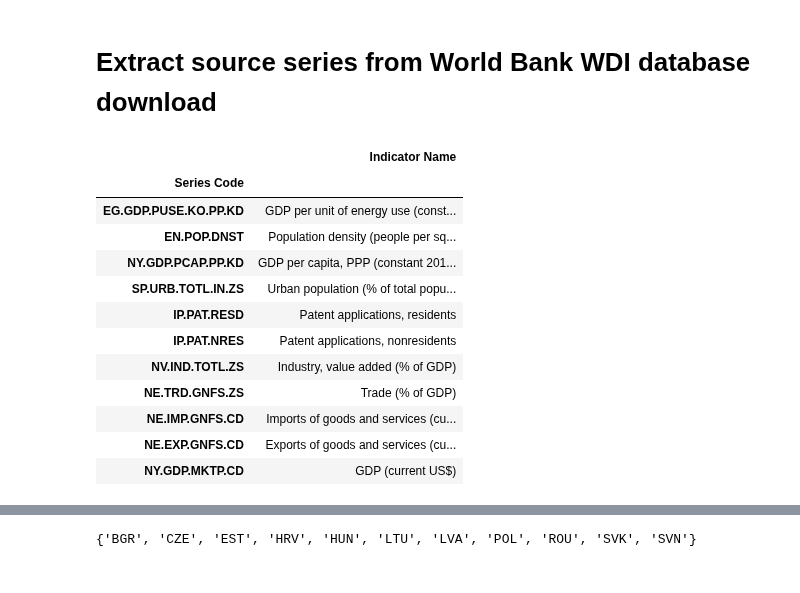
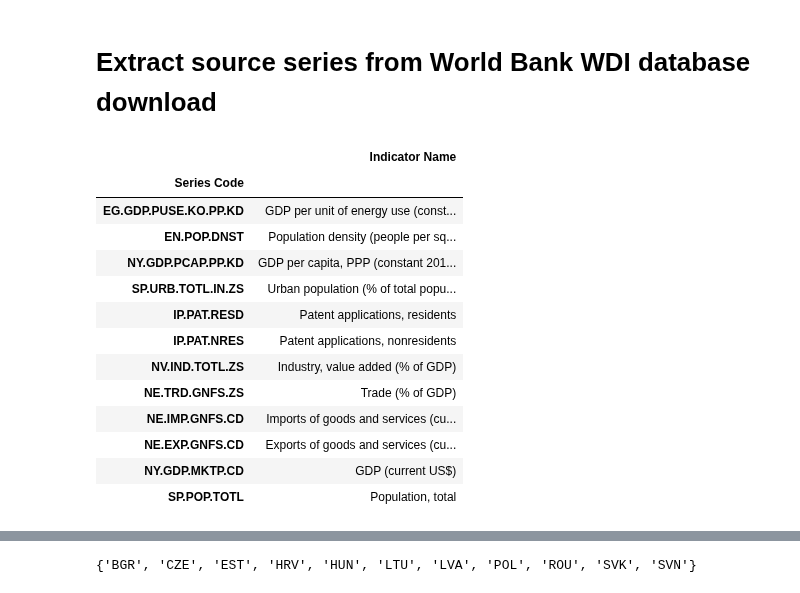
Before and after one commit to drakesiard/em-2020, a Jupyter notebook: data/D1_extract_WB_series.ipynb, the cells around one changed output, grey strips where cells are left out. Saved outputs shown, nothing was run; the diff lists cells and outputs as text; code cells hidden in the pictures.

```diff
--- a/data/D1_extract_WB_series.ipynb
+++ b/data/D1_extract_WB_series.ipynb
@@ -18,36 +18,39 @@ import pandas as pd
 data_path = _dh[0]
 assert data_path.endswith(os.path.join('em-2020','data'))
 # %%
-zf = zipfile.ZipFile(os.path.join(data_path, 'WDI_csv.zip'))
+wdi_zipfd = zipfile.ZipFile(os.path.join(data_path, 'WDI_csv.zip'))
+output_path = os.path.join(data_path, 'WDI_reshaped.csv')
 # %%
-series = pd.read_csv(zf.open('WDISeries.csv'), index_col='Series Code')
+series = pd.read_csv(wdi_zipfd.open('WDISeries.csv'), index_col='Series Code')
 # %%
 raw_indicators = [
     'EG.GDP.PUSE.KO.PP.KD',
     'EN.POP.DNST',
     'NY.GDP.PCAP.PP.KD',
     'SP.URB.TOTL.IN.ZS',
     'IP.PAT.RESD',
     'IP.PAT.NRES',
     'NV.IND.TOTL.ZS',
     'NE.TRD.GNFS.ZS',
     'NE.IMP.GNFS.CD',
     'NE.EXP.GNFS.CD',
     'NY.GDP.MKTP.CD',
+    'SP.POP.TOTL',
 ]
 series.loc[raw_indicators[0:], ['Indicator Name']]
 # %% [output]
 |  | Indicator Name |
 | Series Code |  |
 | EG.GDP.PUSE.KO.PP.KD | GDP per unit of energy use (const... |
 | EN.POP.DNST | Population density (people per sq... |
 | NY.GDP.PCAP.PP.KD | GDP per capita, PPP (constant 201... |
 | SP.URB.TOTL.IN.ZS | Urban population (% of total popu... |
 | IP.PAT.RESD | Patent applications, residents |
 | IP.PAT.NRES | Patent applications, nonresidents |
 | NV.IND.TOTL.ZS | Industry, value added (% of GDP) |
 | NE.TRD.GNFS.ZS | Trade (% of GDP) |
 | NE.IMP.GNFS.CD | Imports of goods and services (cu... |
 | NE.EXP.GNFS.CD | Exports of goods and services (cu... |
 | NY.GDP.MKTP.CD | GDP (current US$) |
+| SP.POP.TOTL | Population, total |
 # %%
```
Also changed, not shown: parts of 8 cells of this notebook, 13 other files.
